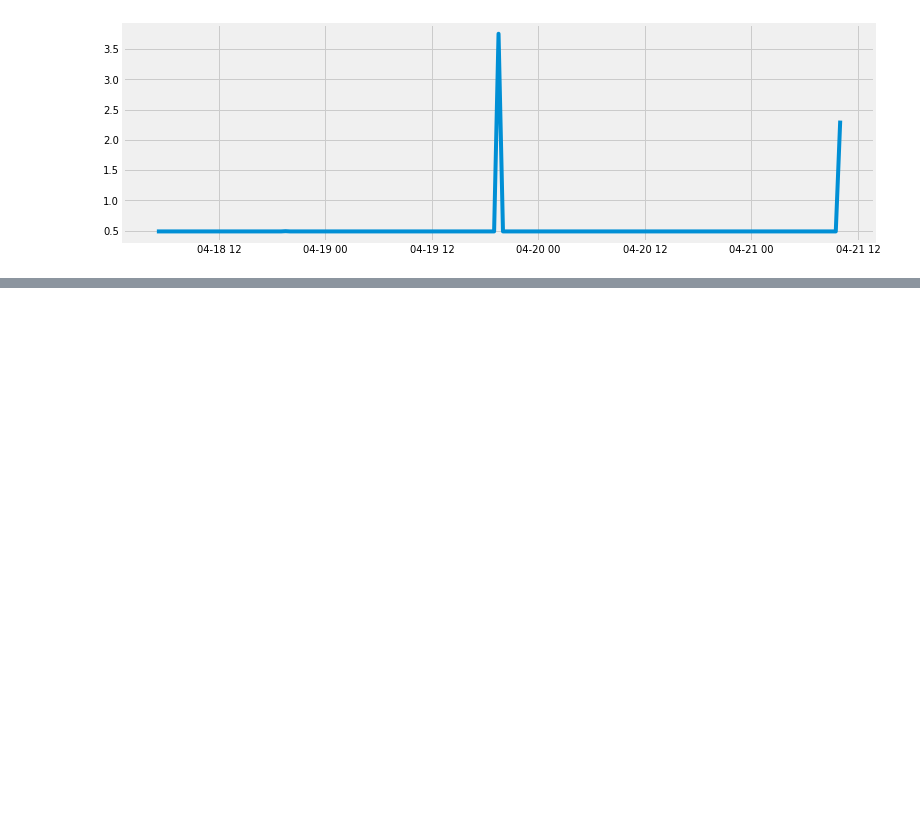
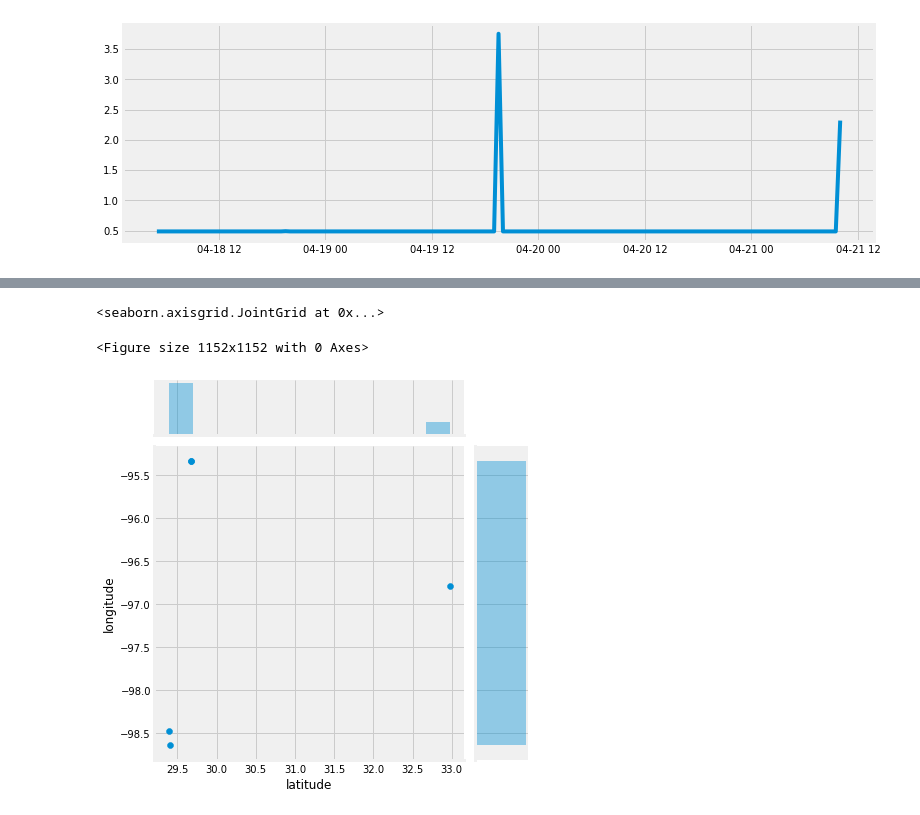
Before and after one commit to escalante-eric/ds-methodologies-exercises, a Jupyter notebook: anomaly_detection.ipynb, the cells around one changed output, grey strips where cells are left out. Cells and saved outputs as stored; diff of their text form; code cells hidden in the pictures; blank space fills up the shorter version.

```diff
--- a/anomaly_detection.ipynb
+++ b/anomaly_detection.ipynb
@@ -445,0 +358,5 @@ cohort_df.tail()
+# %%
+max_entries = df.groupby('cohort_name').max()
+# %%
+max_entries['longitude'] = [-98.4761, -95.3320, -98.6433, -96.7914, -95.3320]
+max_entries['latitude'] = [29.3959, 29.6679, 29.4027, 32.9720, 29.6679]
@@ -445,0 +373,7 @@ cohort_df.tail()
+# %%
+fig = plt.figure(figsize=(16,16))
+sns.jointplot(x='latitude', y='longitude', data=max_entries)
+# %% [output]
+<seaborn.axisgrid.JointGrid at 0x...>
+<Figure size 1152x1152 with 0 Axes>
+[figure, added]
```
Also changed, not shown: parts of 49 cells of this notebook, 1 other file.
